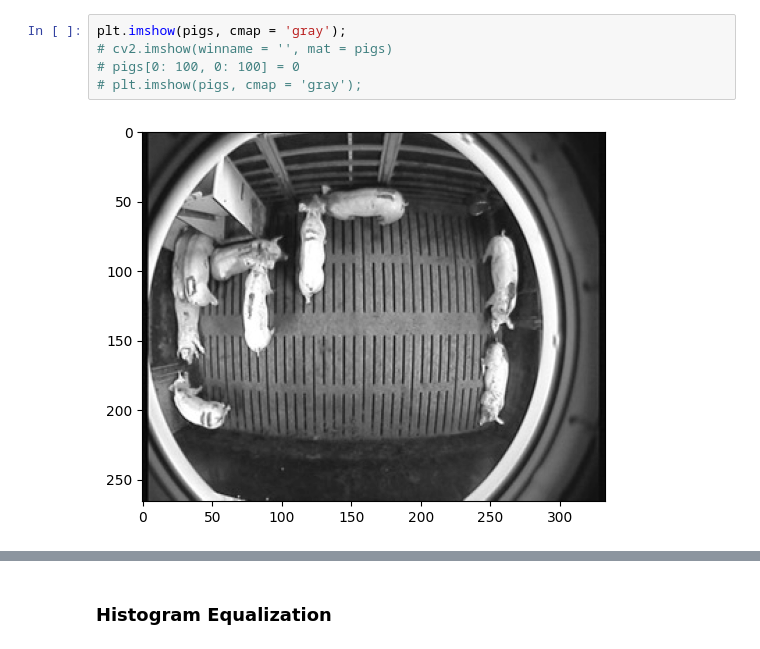
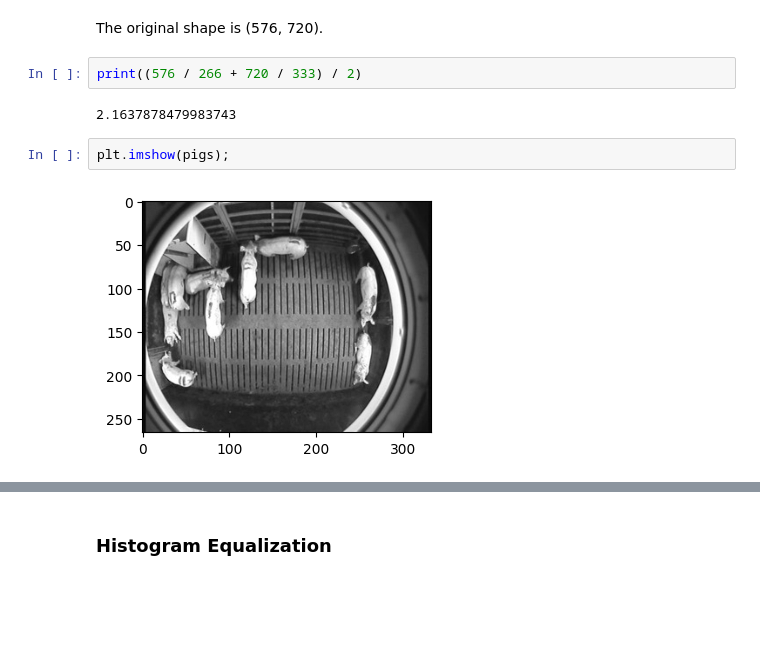
Before and after one commit to pkuxklx/cv_mass, a Jupyter notebook: 1.ipynb, the cells around one changed output, grey strips where cells are left out. Cells and saved outputs as stored; diff of their text form; blank space fills up the shorter version.

```diff
--- a/1.ipynb
+++ b/1.ipynb
@@ -7,11 +13,14 @@ pigs = cv2.imread('pictures/1.jpg', flags = cv2.IMREAD_GRAYSCALE)
 print(pigs.shape)
 # %% [output]
 (266, 333)
-# %%
-plt.imshow(pigs, cmap = 'gray');
-# cv2.imshow(winname = '', mat = pigs)
-# pigs[0: 100, 0: 100] = 0
-# plt.imshow(pigs, cmap = 'gray');
-# %% [output]
-[figure, removed]
+# %% [markdown]
+The original shape is (576, 720).
+# %%
+print((576 / 266 + 720 / 333) / 2)
+# %% [output]
+2.1637878479983743
+# %%
+plt.imshow(pigs);
+# %% [output]
+[figure, added]
 # %%
```
Also changed, not shown: parts of 28 cells of this notebook, 23 other files.
